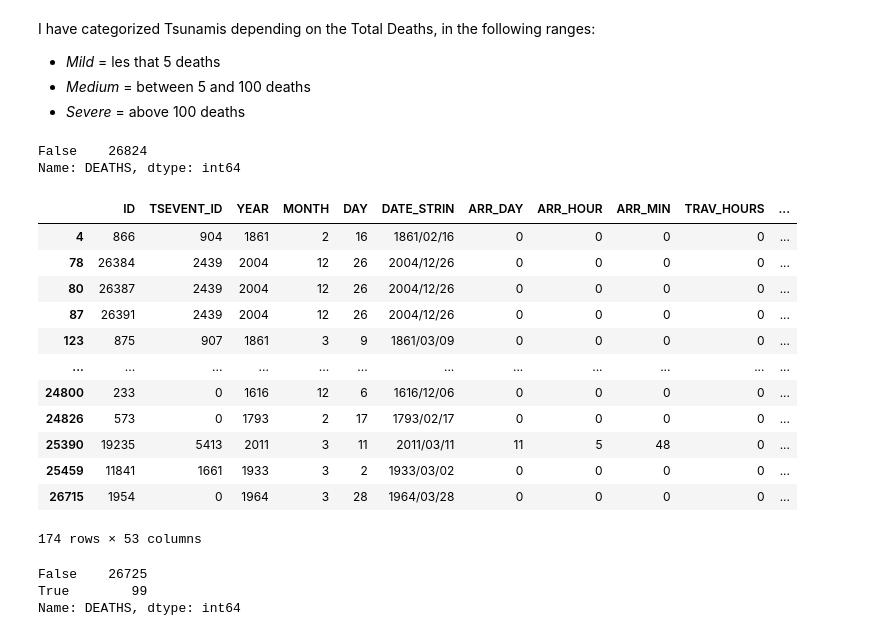
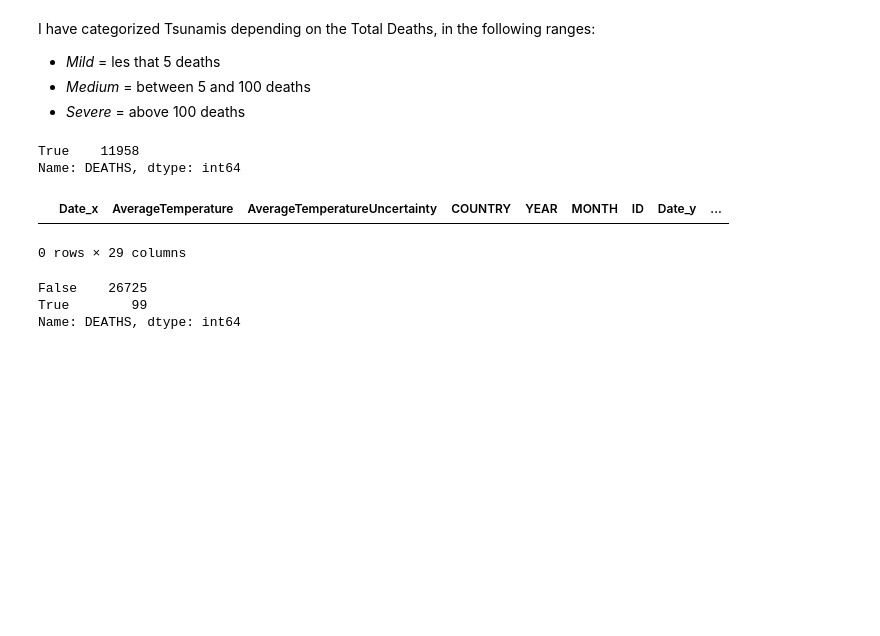
Before and after one commit to ImyPG/Natural-Disaster-Prediction, a Jupyter notebook: ND.ipynb, the cells around one changed output. Cells and saved outputs as stored; diff of their text form; code cells hidden in the pictures; blank space fills up the shorter version.

```diff
--- a/ND.ipynb
+++ b/ND.ipynb
@@ -190,9 +233,9 @@ Lunar_ecp['YEAR'] = Lunar_ecp['DATE_STRIN'].dt.year
 Lunar_ecp['MONTH'] = Lunar_ecp['DATE_STRIN'].dt.month
 Solar_ecp['YEAR'] = Solar_ecp['DATE_STRIN'].dt.year
 Solar_ecp['MONTH'] = Solar_ecp['DATE_STRIN'].dt.month
-planets['YEAR'] = Lunar_ecp['DATE_STRIN'].dt.year
-planets['MONTH'] = Lunar_ecp['DATE_STRIN'].dt.month
-weather['YEAR'] = Lunar_ecp['DATE_STRIN'].dt.year
-weather['MONTH'] = Lunar_ecp['DATE_STRIN'].dt.month
-tsunamis['YEAR'] = tsunamis['Date'].dt.year
-tsunamis['MONTH'] = tsunamis['Date'].dt.month
+planets['YEAR'] = planets['DATE_STRIN'].dt.year
+planets['MONTH'] = planets['DATE_STRIN'].dt.month
+TOPWeather['YEAR'] = TOPWeather['Date'].dt.year
+TOPWeather['MONTH'] = TOPWeather['Date'].dt.month
+TOPTsunamisCLEAN['YEAR'] = TOPTsunamisCLEAN['Date'].dt.year
+TOPTsunamisCLEAN['MONTH'] = TOPTsunamisCLEAN['Date'].dt.month
@@ -303,6 +399,6 @@ dtype: int64
 # %% [markdown]
 ## Joining Data
 # %%
-Weather_Tsunamis= pd.merge(weather,tsunamis, on=["YEAR","MONTH","COUNTRY"], how='left')
+Weather_Tsunamis= pd.merge(TOPWeather,TOPTsunamisCLEAN, on=["YEAR","MONTH","COUNTRY"], how='left')
 Weather_Tsunamis
 # %% [output]
@@ -332,6 +429,6 @@ Joined_data= pd.merge(Join2,planets, on=["YEAR","MONTH"], how='left')
 # %%
-Weather_Tsunamis['Earthquake Mayor/Great']=0
+Joined_data['Earthquake Mayor/Great']=0
 # %%
-Weather_Tsunamis.loc[Weather_Tsunamis['EQ_MAGNI_1']>7,'Earthquake Mayor/Great'] = 1
-Weather_Tsunamis
+Joined_data.loc[Joined_data['EQ_MAGNI_1']>7,'Earthquake Mayor/Great'] = 1
+Joined_data['DEATHS'].describe()
 # %% [output]
@@ -424,30 +516,19 @@ I have categorized Tsunamis depending on the Total Deaths, in the following rang
 * *Medium* = between 5 and 100 deaths
 * *Severe* = above 100 deaths
 # %%
-tsunamis['DEATHS'].isna().value_counts()
+Joined_data['DEATHS'].isna().value_counts()
 # %% [output]
-False    26824
+True    11958
 Name: DEATHS, dtype: int64
 # %%
-extreme = (tsunamis['DEATHS']>1000)
-severe = (tsunamis['DEATHS'].between(101,1000))
-medium = (tsunamis['DEATHS'].between(51,100))
-mild = (tsunamis['DEATHS'].between(1,50))
-tsunamis[severe]
+extreme = (Joined_data['DEATHS']>1000)
+severe = (Joined_data['DEATHS'].between(101,1000))
+medium = (Joined_data['DEATHS'].between(51,100))
+mild = (Joined_data['DEATHS'].between(1,50))
+Joined_data[severe]
 # %% [output]
-|  | ID | TSEVENT_ID | YEAR | MONTH | DAY | DATE_STRIN | ARR_DAY | ARR_HOUR | ARR_MIN | TRAV_HOURS | ... |
-| 4 | 866 | 904 | 1861 | 2 | 16 | 1861/02/16 | 0 | 0 | 0 | 0 | ... |
-| 78 | 26384 | 2439 | 2004 | 12 | 26 | 2004/12/26 | 0 | 0 | 0 | 0 | ... |
-| 80 | 26387 | 2439 | 2004 | 12 | 26 | 2004/12/26 | 0 | 0 | 0 | 0 | ... |
-| 87 | 26391 | 2439 | 2004 | 12 | 26 | 2004/12/26 | 0 | 0 | 0 | 0 | ... |
-| 123 | 875 | 907 | 1861 | 3 | 9 | 1861/03/09 | 0 | 0 | 0 | 0 | ... |
-| ... | ... | ... | ... | ... | ... | ... | ... | ... | ... | ... | ... |
-| 24800 | 233 | 0 | 1616 | 12 | 6 | 1616/12/06 | 0 | 0 | 0 | 0 | ... |
-| 24826 | 573 | 0 | 1793 | 2 | 17 | 1793/02/17 | 0 | 0 | 0 | 0 | ... |
-| 25390 | 19235 | 5413 | 2011 | 3 | 11 | 2011/03/11 | 11 | 5 | 48 | 0 | ... |
-| 25459 | 11841 | 1661 | 1933 | 3 | 2 | 1933/03/02 | 0 | 0 | 0 | 0 | ... |
-| 26715 | 1954 | 0 | 1964 | 3 | 28 | 1964/03/28 | 0 | 0 | 0 | 0 | ... |
+|  | Date_x | AverageTemperature | AverageTemperatureUncertainty | COUNTRY | YEAR | MONTH | ID | Date_y | ... |
-174 rows × 53 columns
+0 rows × 29 columns
 # %%
 extreme.value_counts()
 # %% [output]
```
Also changed, not shown: parts of 42 cells of this notebook.
